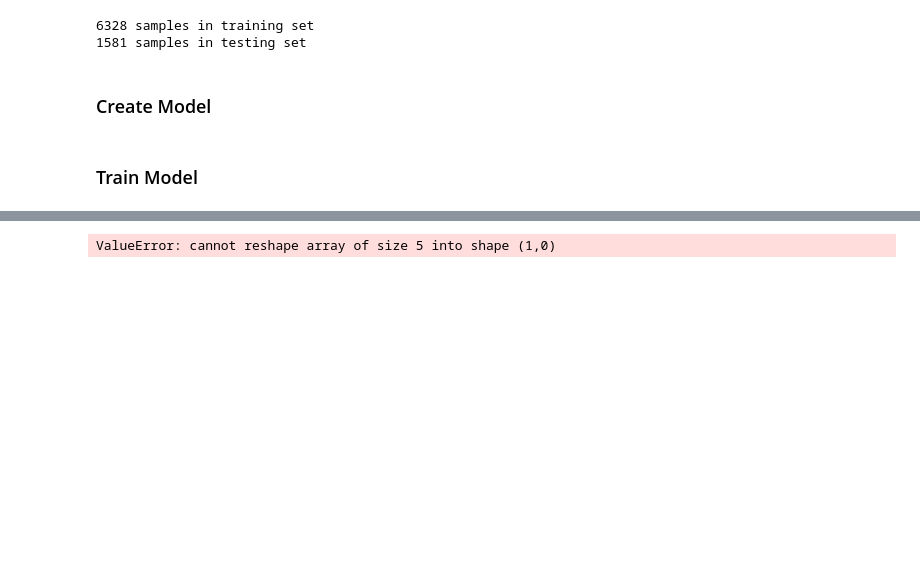
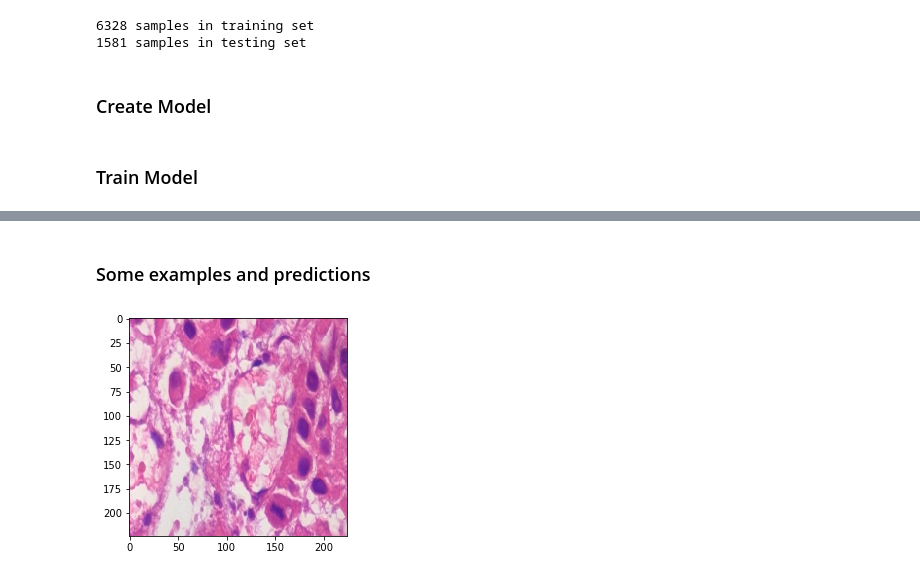
Before and after one commit to jordan0123/ml-course-project, a Jupyter notebook: ML Project.ipynb, the cells around one changed output, grey strips where cells are left out. Saved outputs shown, nothing was run; the diff lists cells and outputs as text; code cells hidden in the pictures; blank space fills up the shorter version.

```diff
--- a/ML Project.ipynb
+++ b/ML Project.ipynb
@@ -131,6 +132,9 @@ ValueError: A target array with shape (1581, 224, 224, 3) was passed for an outp
-# %%
-a = np.zeros(5)
-a.reshape((1, 0))
-print(a.shape)
-# %% [output]
-ValueError: cannot reshape array of size 5 into shape (1,0)
+# %% [markdown]
+<h3>Some examples and predictions</h3>
+# %%
+samples = 4
+index = random.randint(0, test_size - samples)
+for i in range(samples):
+    plt.imshow(images_test[index + i])
+# %% [output]
+[figure, added]
```
Also changed, not shown: parts of 3 cells of this notebook.
